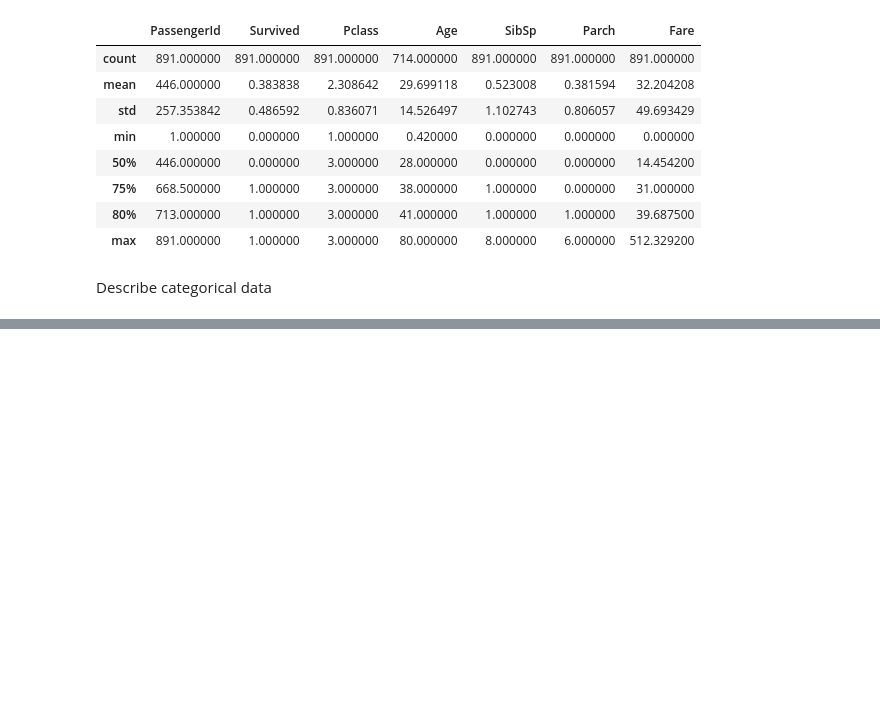
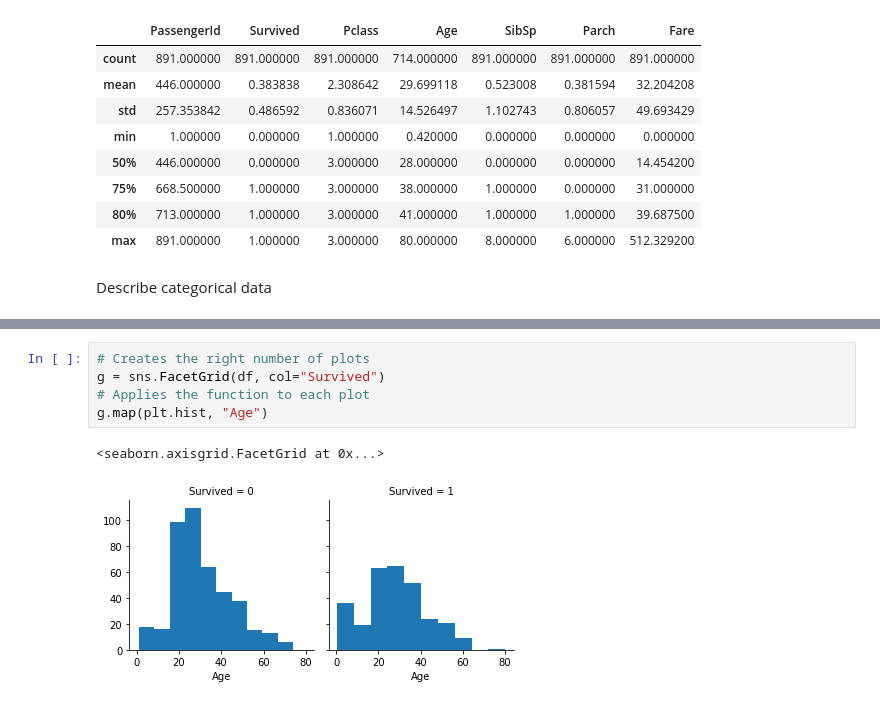
Before and after one commit to evanmahony/kaggleTemplate, a Jupyter notebook: src/notebooks/eda.ipynb, the cells around one changed output, grey strips where cells are left out. Saved outputs shown, nothing was run; the diff lists cells and outputs as text; blank space fills up the shorter version.

```diff
--- a/src/notebooks/eda.ipynb
+++ b/src/notebooks/eda.ipynb
@@ -147,0 +310,8 @@ Assunptions based on data analysis
+# %%
+# Creates the right number of plots
+g = sns.FacetGrid(df, col="Survived")
+# Applies the function to each plot
+g.map(plt.hist, "Age")
+# %% [output]
+<seaborn.axisgrid.FacetGrid at 0x...>
+[figure, added]
```
Also changed, not shown: parts of 39 cells of this notebook, 1 other file.
